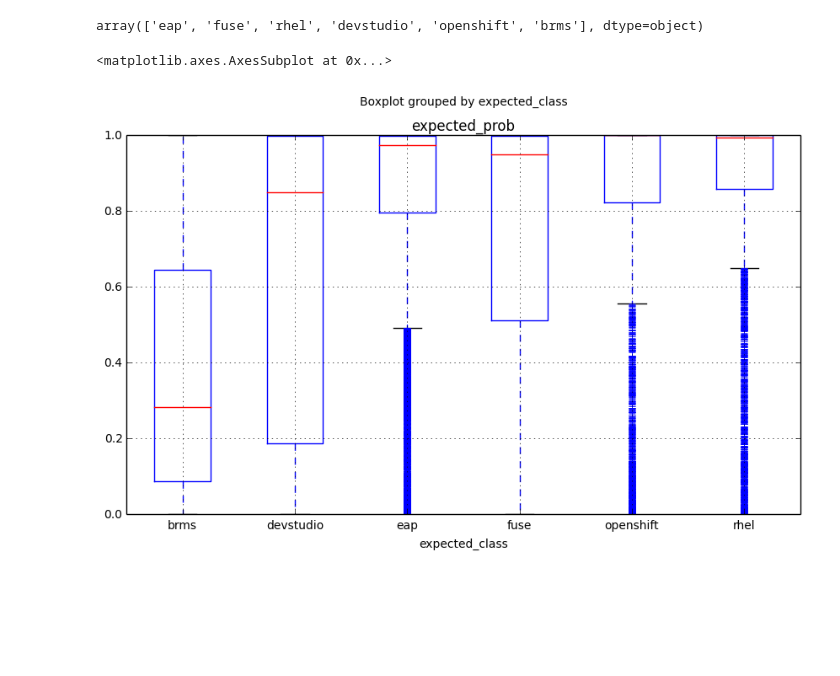
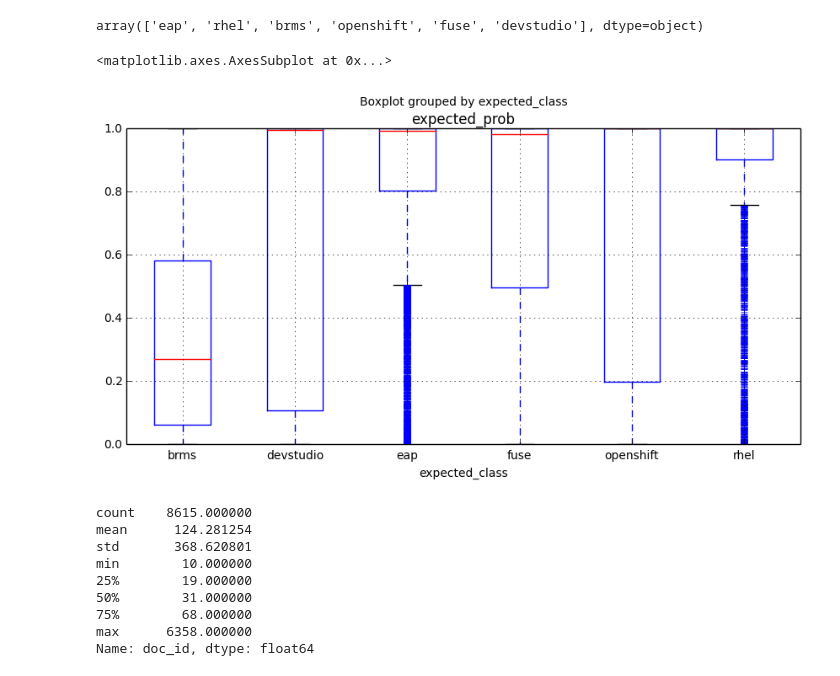
Before and after one commit to searchisko/project-classifier-poc, a Jupyter notebook: classifiers/model/d2v_superior_classifier_neural_nb_evaled.ipynb, the cells around one changed output. Cells and saved outputs as stored; diff of their text form; code cells hidden in the pictures; blank space fills up the shorter version.

```diff
--- a/classifiers/model/d2v_superior_classifier_neural_nb_evaled.ipynb
+++ b/classifiers/model/d2v_superior_classifier_neural_nb_evaled.ipynb
@@ -36,17 +36,17 @@ product_list = ["amq", "eap", "webserver", "datagrid", "fuse", "brms", "bpmsuite
                 "developertoolset", "rhel", "softwarecollections", "mobileplatform", "openshift"]
 # %%
 # initialize d2v_wrapper providing as well metadata about the models state
-d2v_wrapper = D2VWrapper(content_basepath="../../data/content/playground/auto/nostem",
-                         basepath_suffix="_content.csv",
-                         content_categories=product_list,
+d2v_wrapper = D2VWrapper(content_categories=product_list,
                          vector_length=500)
 
-# initialize the vocab of documents and minimize the distances of embeddings in training phase
-d2v_wrapper.init_model_vocab()
+# EITHER initialize the vocab of documents and minimize the distances of embeddings in training phase
+d2v_wrapper.init_model_vocab(content_basepath="../../data/content/playground/auto/stem",
+                             basepath_suffix="_content.csv", drop_short_docs=10)
 d2v_wrapper.train_model(shuffle=True, epochs=1 if TEST_MODE else 10)
 
-# transform the doc data set into a vector set of the given vector_length
+# d2v_wrapper.persist_trained_wrapper("trained_models/wrapper/")
 doc_vectors_labeled = d2v_wrapper.infer_content_vectors()
-doc_vectors = doc_vectors_labeled.iloc[:, :-1]
-doc_labels = doc_vectors_labeled.iloc[:, -1]
+
+# OR load initialized and trained wrapper if available
+# d2v_wrapper.load_persisted_wrapper("trained_models/wrapper/100train")
 # %% [output]
@@ -102,11 +127,9 @@ def dataset_from_dataframe(data_df, target_series):
     return dataset
 # %%
 # classifier training and eval:
-
 accuracies = []
 cat_accuracies = pd.DataFrame(columns=d2v_wrapper.content_categories)
 correct_logits = pd.DataFrame(columns=["actual_prob", "expected_prob", "actual_class", "expected_class"])
-wrong_docs_ids = pd.Series()
 
 # evaluation on CV split persisting the categories respective size on each split
 strat_kfold = StratifiedKFold(n_splits=2 if TEST_MODE else 5, shuffle=True)
@@ -120,10 +143,9 @@ for train_doc_indices, test_doc_indices in strat_kfold.split(doc_vectors, doc_la
 
     y_true = doc_labels.iloc[train_doc_indices]
 
-    #
     tf_dataset = dataset_from_dataframe(train_vectors, y_true)
 
-    # columns are initialized as Tensors for TF
+    # columns are initialized as Tensors fr
     feature_columns = [tf.contrib.layers.real_valued_column("", dimension=doc_vectors.shape[1])]
 
     # init model:
@@ -136,7 +158,7 @@ for train_doc_indices, test_doc_indices in strat_kfold.split(doc_vectors, doc_la
                                                                   dropout=0.05,
                                                                   n_classes=len(d2v_wrapper.content_categories),
                                                                   optimizer="Adam"))
-    # model training
+
     two_layer_nn_classifier.fit(x=tf_dataset.data,
                                 y=tf_dataset.target,
                                 steps=500 if TEST_MODE else 4000)
@@ -153,6 +175,7 @@ for train_doc_indices, test_doc_indices in strat_kfold.split(doc_vectors, doc_la
     actual_prob = logits["probabilities"][np.arange(len(logits["probabilities"])),(logits["classes"])]
     expected_prob = logits["probabilities"][np.arange(len(logits["probabilities"])),(encode_categories(pd.Series(y_expected)))]
     new_logits = pd.DataFrame()
+    new_logits["doc_id"] = test_doc_indices
     new_logits["actual_prob"] = actual_prob
     new_logits["expected_prob"] = expected_prob
     new_logits["actual_class"] = y_actual
@@ -168,7 +191,4 @@ for train_doc_indices, test_doc_indices in strat_kfold.split(doc_vectors, doc_la
     logging.warn("Cat accuracies:\n%s" % split_cat_accuracies)
     cat_accuracies = cat_accuracies.append(
         pd.DataFrame(data=[split_cat_accuracies], columns=d2v_wrapper.content_categories))
-
-    # misclassified docs collection
-    wrong_docs_ids = wrong_docs_ids.append(pd.Series(test_doc_indices[y_actual != y_expected]))
 # %% [output]
@@ -273,20 +314,37 @@ biggest_cats = labels_size["label"][-6:]
 biggest_cats_df = correct_logits[correct_logits["expected_class"].isin(biggest_cats)]
 biggest_cats_df["expected_class"].unique()
 # %% [output]
-array(['eap', 'fuse', 'rhel', 'devstudio', 'openshift', 'brms'], dtype=object)
+array(['eap', 'rhel', 'brms', 'openshift', 'fuse', 'devstudio'], dtype=object)
 # %%
 # boxplot visualization of the scores of documents against its own category (biggest 6 classes)
 # the higher the better
 # we see that it goes much better for bigger categories
 
 # boxplot: 50% of data in box, 90% in dashed intervals
 %matplotlib inline
 import matplotlib.pyplot as plt
 
 join_label_size = labels_size
 join_label_size["expected_class"] = join_label_size["label"]
 
-biggest_cats_df.boxplot("expected_prob", by="expected_class", figsize=(10,6))
+biggest_cats_df.boxplot("expected_prob", by="expected_class", figsize=(10,5))
 # %% [output]
 <matplotlib.axes.AxesSubplot at 0x...>
-[figure, old version]
+[figure, new version]
+# %%
+# incorrect classification characteristics
+wrong_docs_ids = correct_logits[correct_logits["expected_class"] != correct_logits["actual_class"]]["doc_id"]
+
+wrong_docs_wordlist = wrong_docs_ids.apply(lambda doc_id: d2v_wrapper.get_doc_content(int(doc_id), word_split=True))
+wrong_docs_len = wrong_docs_wordlist.apply(lambda doc: len(doc))
+wrong_docs_len.describe()
+# %% [output]
+count    8615.000000
+mean      124.281254
+std       368.620801
+min        10.000000
+25%        19.000000
+50%        31.000000
+75%        68.000000
+max      6358.000000
+Name: doc_id, dtype: float64
```
Also changed, not shown: parts of 13 cells of this notebook, 6 other files.
